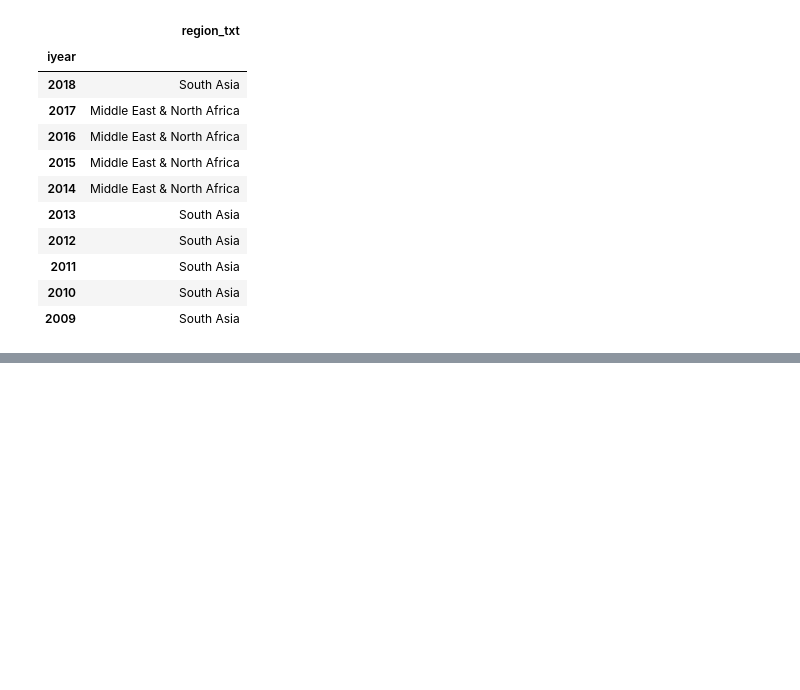
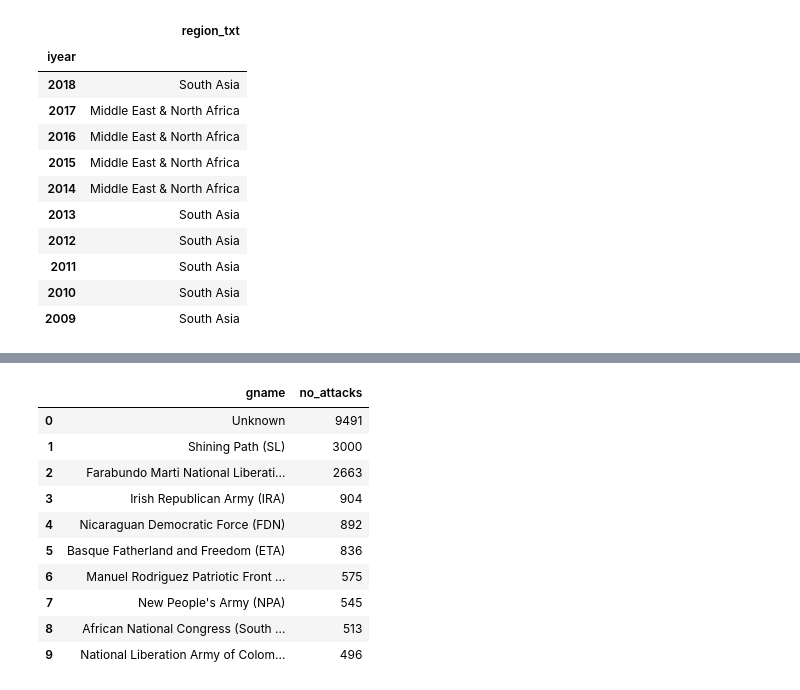
Before and after one commit to ducoquelicot/old_vrtnwsdata, a Jupyter notebook: terrorism/analyse.ipynb, the cells around one changed output, grey strips where cells are left out. Saved outputs shown, nothing was run; the diff lists cells and outputs as text; code cells hidden in the pictures; blank space fills up the shorter version.

```diff
--- a/terrorism/analyse.ipynb
+++ b/terrorism/analyse.ipynb
@@ -294,0 +388,14 @@ recent_attacks.groupby('iyear')['region_txt'].agg(pd.Series.mode).to_frame().sor
+# %%
+terrorism[(terrorism.iyear.isin(eighties)) & (terrorism.guncertain1 == 0)].gname.value_counts().rename_axis('gname').reset_index(name='no_attacks').sort_values('no_attacks', ascending=False).head(10)
+# %% [output]
+|  | gname | no_attacks |
+| 0 | Unknown | 9491 |
+| 1 | Shining Path (SL) | 3000 |
+| 2 | Farabundo Marti National Liberati... | 2663 |
+| 3 | Irish Republican Army (IRA) | 904 |
+| 4 | Nicaraguan Democratic Force (FDN) | 892 |
+| 5 | Basque Fatherland and Freedom (ETA) | 836 |
+| 6 | Manuel Rodriguez Patriotic Front ... | 575 |
+| 7 | New People's Army (NPA) | 545 |
+| 8 | African National Congress (South ... | 513 |
+| 9 | National Liberation Army of Colom... | 496 |
```
Also changed, not shown: parts of 34 cells of this notebook, 1 other file.
